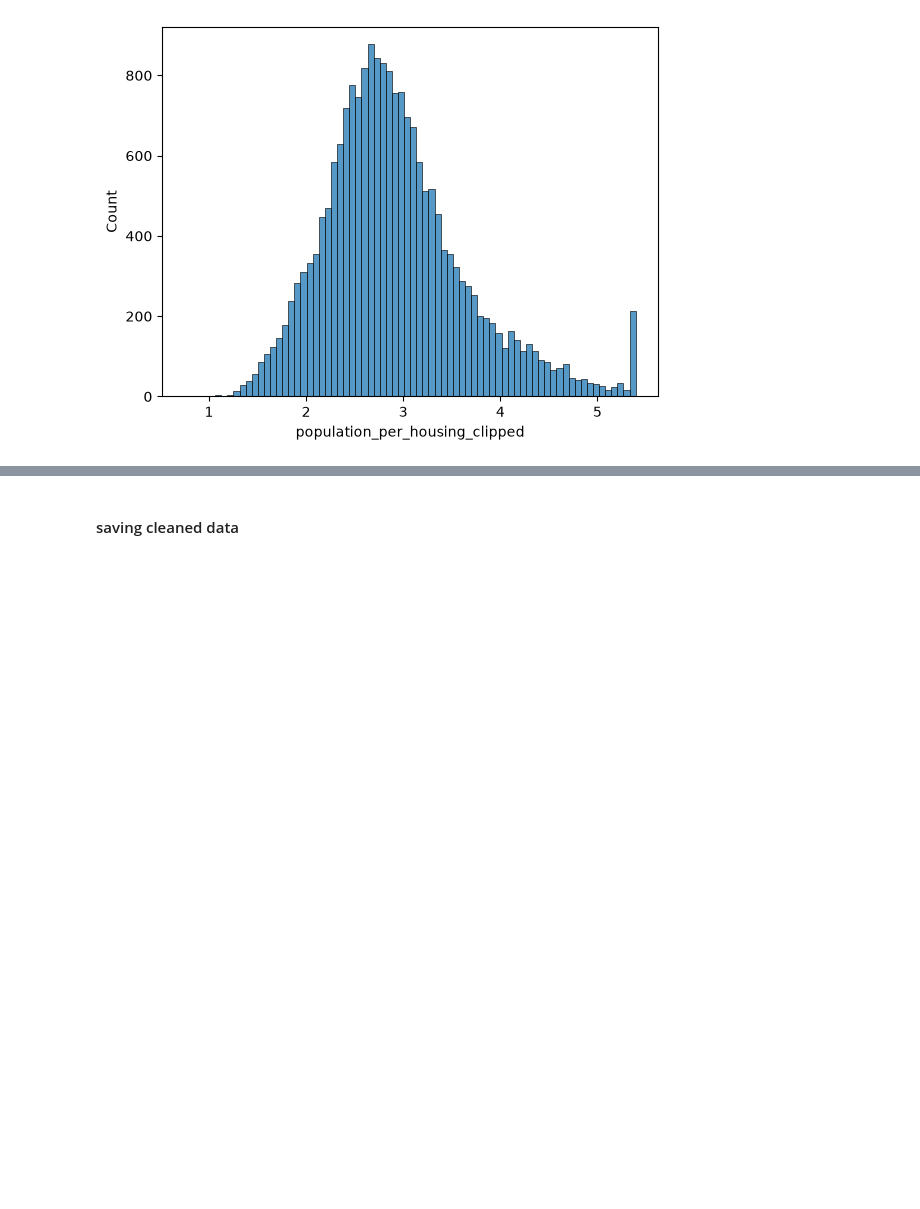
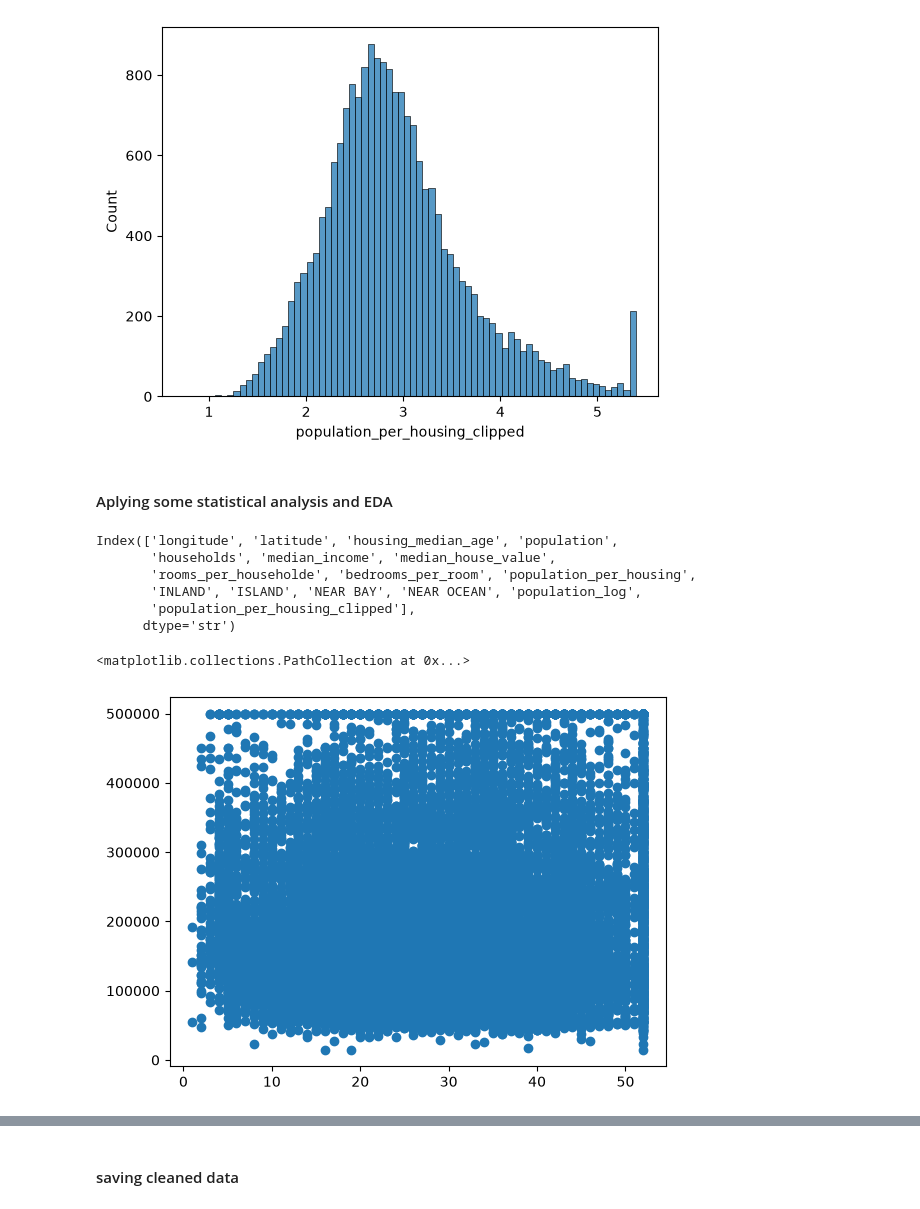
Before and after one commit to MohammadNasrollahiCE/Linear-Regression-From-Scrach, a Jupyter notebook: notebooks/01_Data_Analysis.ipynb, the cells around one changed output, grey strips where cells are left out. Saved outputs shown, nothing was run; the diff lists cells and outputs as text; code cells hidden in the pictures; blank space fills up the shorter version.

```diff
--- a/notebooks/01_Data_Analysis.ipynb
+++ b/notebooks/01_Data_Analysis.ipynb
@@ -464,3 +464,19 @@ sns.histplot(df['population_per_housing_clipped'])
 # %% [output]
 <Axes: xlabel='population_per_housing_clipped', ylabel='Count'>
 [figure]
+# %% [markdown]
+#### Aplying some statistical analysis and EDA
+# %%
+df.columns
+# %% [output]
+Index(['longitude', 'latitude', 'housing_median_age', 'population',
+       'households', 'median_income', 'median_house_value',
+       'rooms_per_householde', 'bedrooms_per_room', 'population_per_housing',
+       'INLAND', 'ISLAND', 'NEAR BAY', 'NEAR OCEAN', 'population_log',
+       'population_per_housing_clipped'],
+      dtype='str')
+# %%
+plt.scatter(df['housing_median_age'], df['median_house_value'])
+# %% [output]
+<matplotlib.collections.PathCollection at 0x...>
+[figure, added]
```
Also changed, not shown: parts of 13 cells of this notebook.
